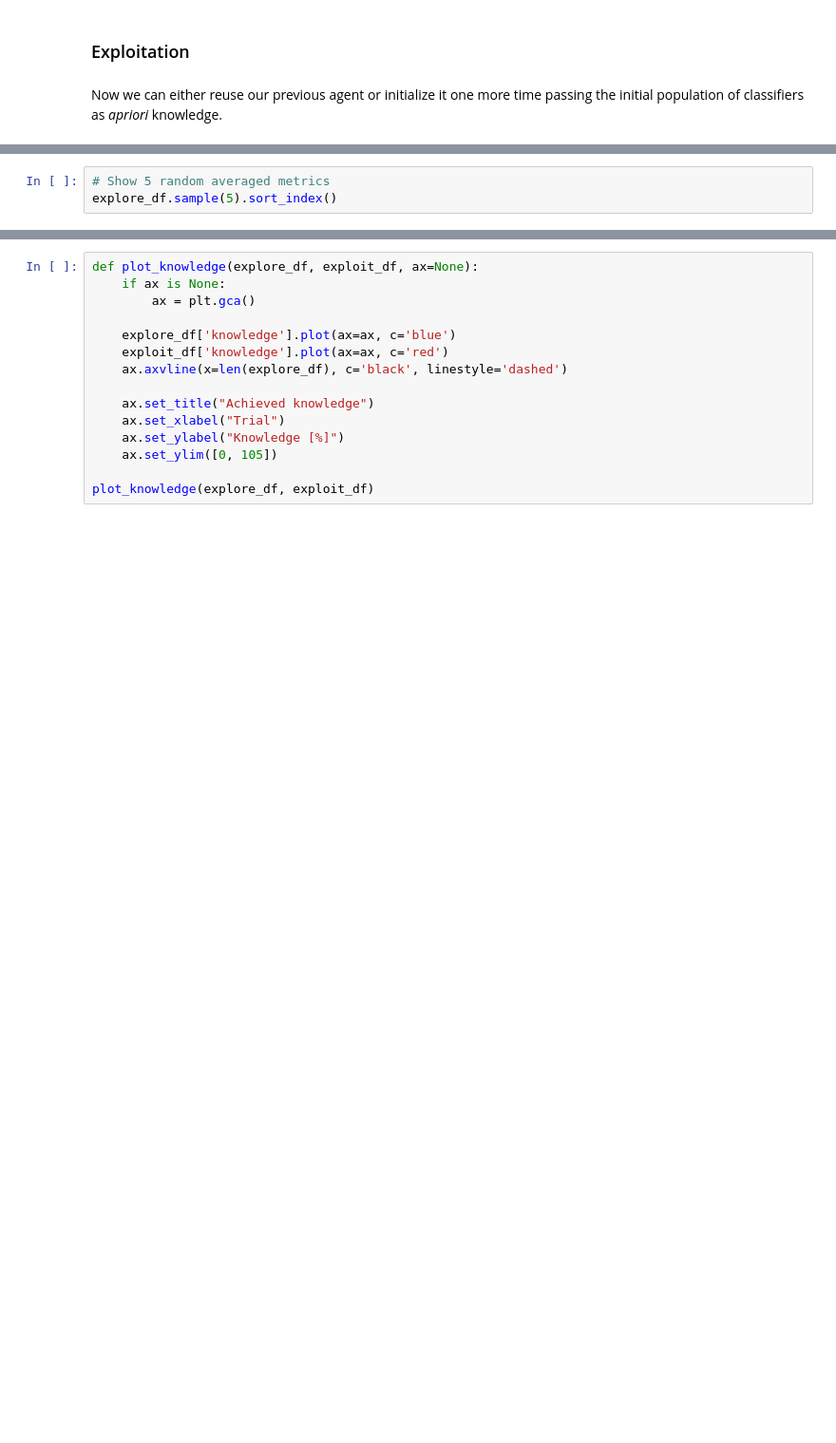
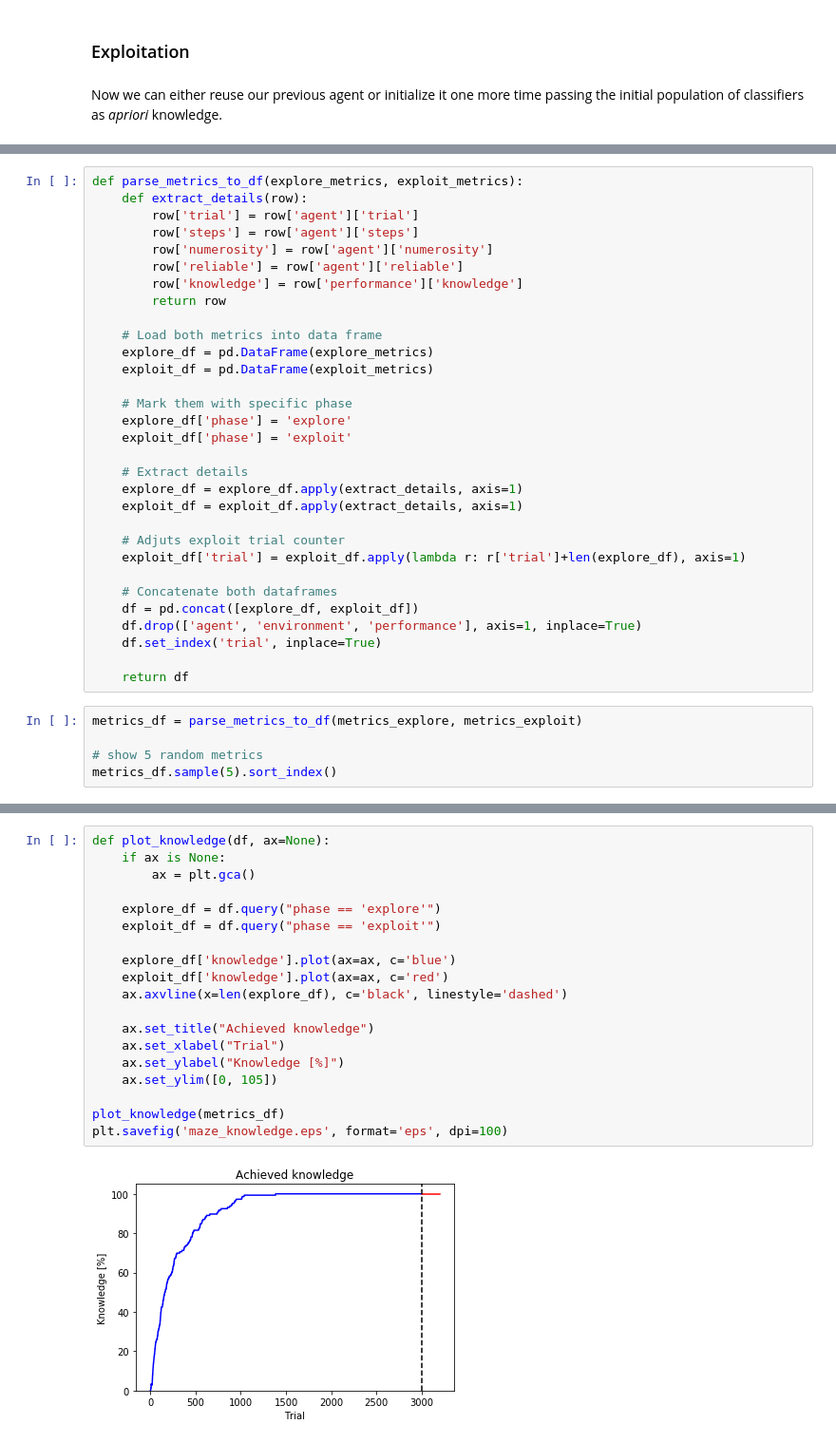
Before and after one commit to ParrotPrediction/pyalcs, a Jupyter notebook: notebooks/ACS2 in Maze (OpenAI).ipynb, the cells around one changed output, grey strips where cells are left out. Shown: that part at 95% size. Cells and saved outputs as stored; diff of their text form; blank space fills up the shorter version.

```diff
--- a/notebooks/ACS2 in Maze (OpenAI).ipynb
+++ b/notebooks/ACS2 in Maze (OpenAI).ipynb
@@ -340,3 +245,36 @@ TypeError: explore() missing 1 required positional argument: 'max_trials'
+# %%
+def parse_metrics_to_df(explore_metrics, exploit_metrics):
+    def extract_details(row):
+        row['trial'] = row['agent']['trial']
+        row['steps'] = row['agent']['steps']
+        row['numerosity'] = row['agent']['numerosity']
+        row['reliable'] = row['agent']['reliable']
+        row['knowledge'] = row['performance']['knowledge']
+        return row
+
+    # Load both metrics into data frame
+    explore_df = pd.DataFrame(explore_metrics)
+    exploit_df = pd.DataFrame(exploit_metrics)
+
+    # Mark them with specific phase
+    explore_df['phase'] = 'explore'
+    exploit_df['phase'] = 'exploit'
+
+    # Extract details
+    explore_df = explore_df.apply(extract_details, axis=1)
+    exploit_df = exploit_df.apply(extract_details, axis=1)
+
+    # Adjuts exploit trial counter
+    exploit_df['trial'] = exploit_df.apply(lambda r: r['trial']+len(explore_df), axis=1)
+
+    # Concatenate both dataframes
+    df = pd.concat([explore_df, exploit_df])
+    df.drop(['agent', 'environment', 'performance'], axis=1, inplace=True)
+    df.set_index('trial', inplace=True)
+
+    return df
 # %%
-# Show 5 random averaged metrics
-explore_df.sample(5).sort_index()
+metrics_df = parse_metrics_to_df(metrics_explore, metrics_exploit)
+
+# show 5 random metrics
+metrics_df.sample(5).sort_index()
@@ -460,16 +412,22 @@ plot_policy(maze, last_agent)
 # %%
-def plot_knowledge(explore_df, exploit_df, ax=None):
+def plot_knowledge(df, ax=None):
     if ax is None:
         ax = plt.gca()
+
+    explore_df = df.query("phase == 'explore'")
+    exploit_df = df.query("phase == 'exploit'")
 
     explore_df['knowledge'].plot(ax=ax, c='blue')
     exploit_df['knowledge'].plot(ax=ax, c='red')
     ax.axvline(x=len(explore_df), c='black', linestyle='dashed')
 
     ax.set_title("Achieved knowledge")
     ax.set_xlabel("Trial")
     ax.set_ylabel("Knowledge [%]")
     ax.set_ylim([0, 105])
 
-plot_knowledge(explore_df, exploit_df)
+plot_knowledge(metrics_df)
+plt.savefig('maze_knowledge.eps', format='eps', dpi=100)
+# %% [output]
+[figure, added]
 # %%
```
Also changed, not shown: parts of 25 cells of this notebook, 5 other files.
